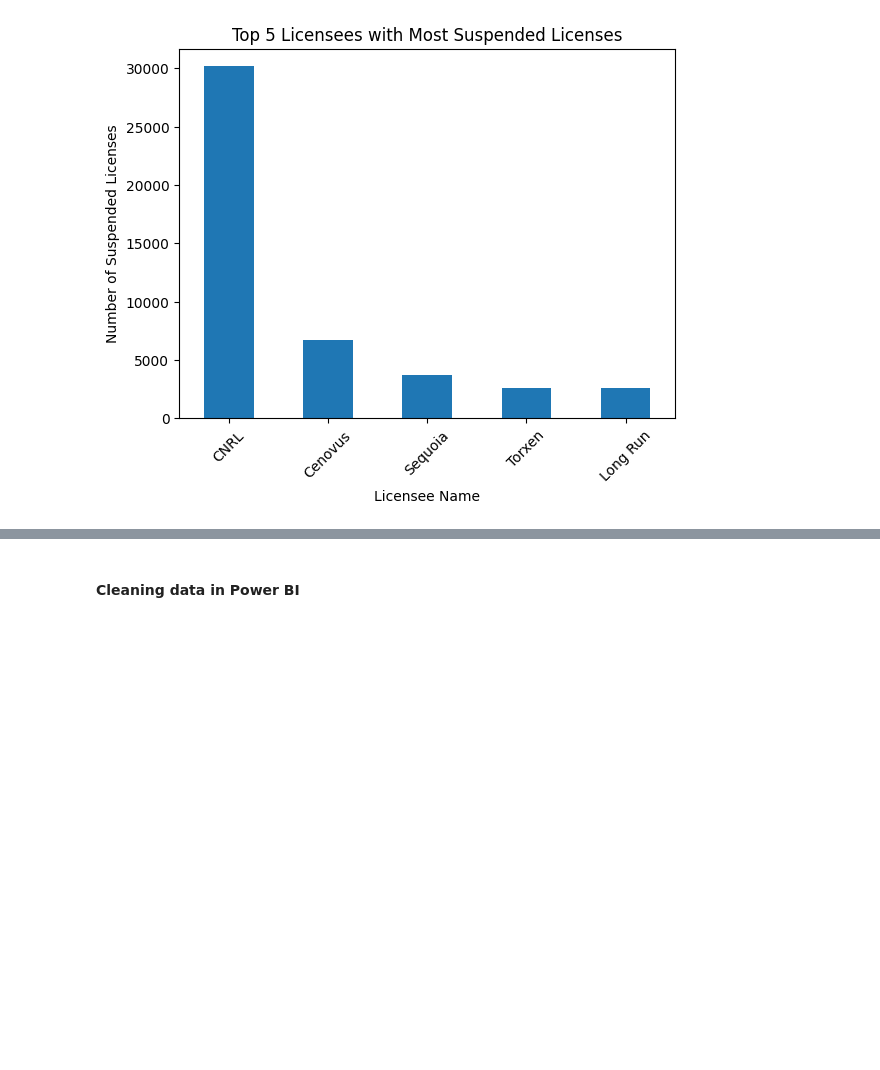
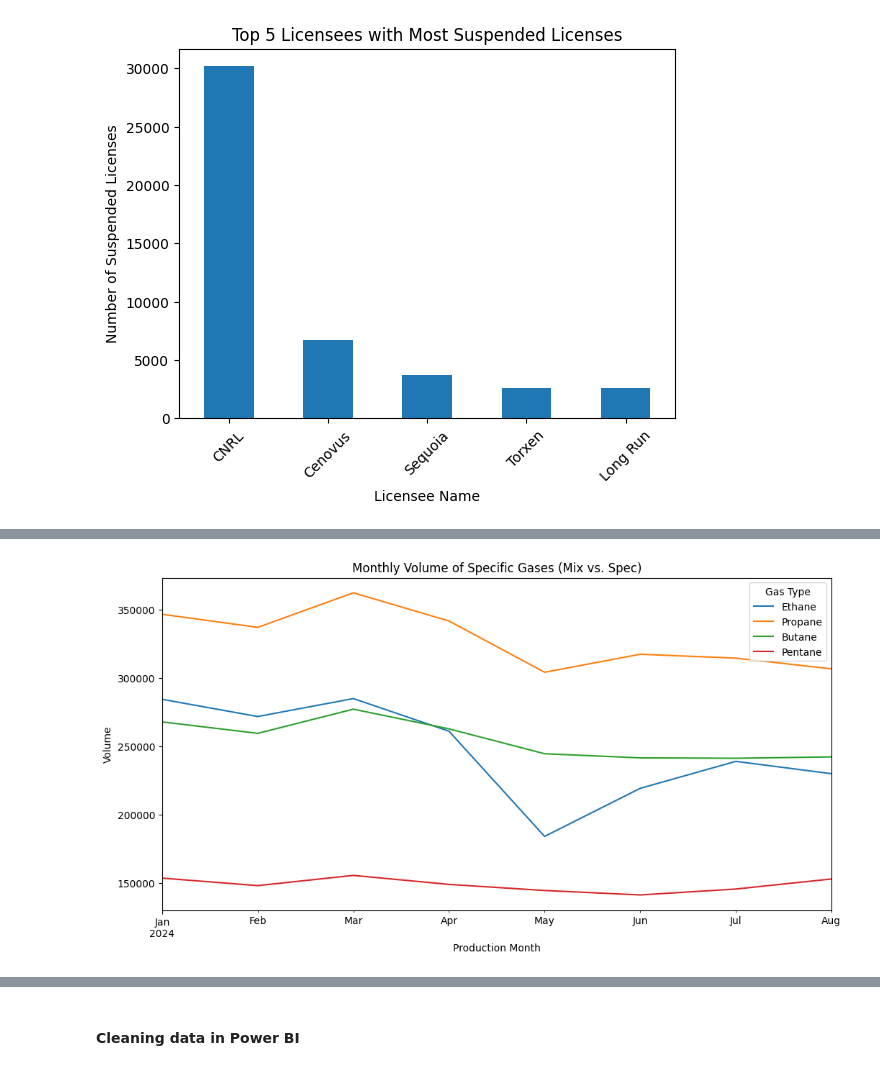
Before and after one commit to itadityaa/data-science, a Jupyter notebook: DA/oil_data_exploration/trials.ipynb, the cells around one changed output, grey strips where cells are left out. Drawn from its saved outputs; the diff is of its cells as text; code cells hidden in the pictures; blank space fills up the shorter version.

```diff
--- a/DA/oil_data_exploration/trials.ipynb
+++ b/DA/oil_data_exploration/trials.ipynb
@@ -26,6 +28,15 @@ for month in range(1, months):
         globals()[df_name] = pd.read_csv(os.getenv('NGL_DATA').replace('XX', f'0{month}'), low_memory=False)
         df_name = f'{base_vol_data_name}{month}'
         globals()[df_name] = pd.read_csv(os.getenv('VOL_DATA').replace('XX', f'0{month}'), low_memory=False)
+# %%
+ngl_1['Month'] = 'January'
+ngl_2['Month'] = 'February'
+ngl_3['Month'] = 'March'
+ngl_4['Month'] = 'April'
+ngl_5['Month'] = 'May'
+ngl_6['Month'] = 'June'
+ngl_7['Month'] = 'July'
+ngl_8['Month'] = 'August'
 # %%
 merged_ngl_df = pd.concat([ngl_1, ngl_2, ngl_3, ngl_4, ngl_5, ngl_6, ngl_7, ngl_8], ignore_index=True)
 # %%
@@ -293,3 +314,18 @@ plt.show()
+# %%
+specific_gases = merged_ngl_df.groupby('ProductionMonth')[['EthaneMixVolume',
+                                                'PropaneMixVolume',
+                                                'ButaneMixVolume',
+                                                'PentaneMixVolume']].sum()
+
+# Plot
+specific_gases.plot(figsize=(12, 6))
+plt.title("Monthly Volume of Specific Gases (Mix vs. Spec)")
+plt.xlabel("Production Month")
+plt.ylabel("Volume")
+plt.legend(["Ethane", "Propane", "Butane", "Pentane"], title="Gas Type")
+plt.show()
+# %% [output]
+[figure, added]
 # %%
 final_dataset_folder = os.getenv('FINAL_DATA')
 
```
Also changed, not shown: parts of 26 cells of this notebook.
